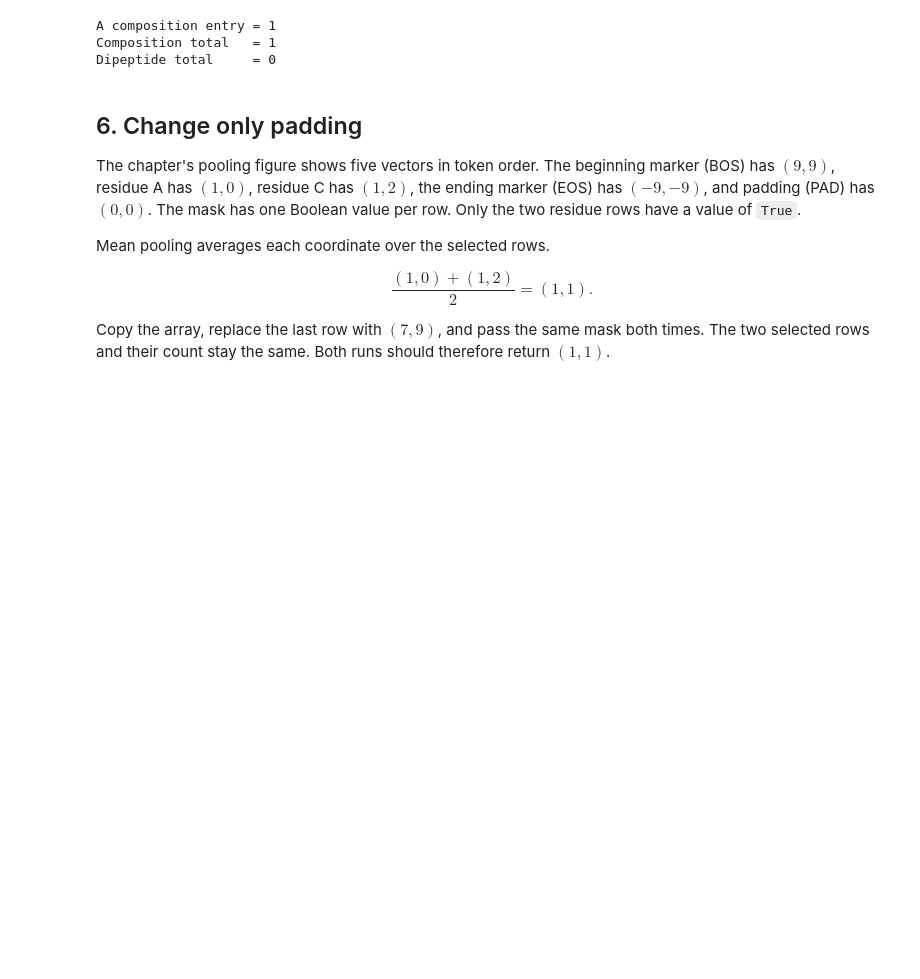
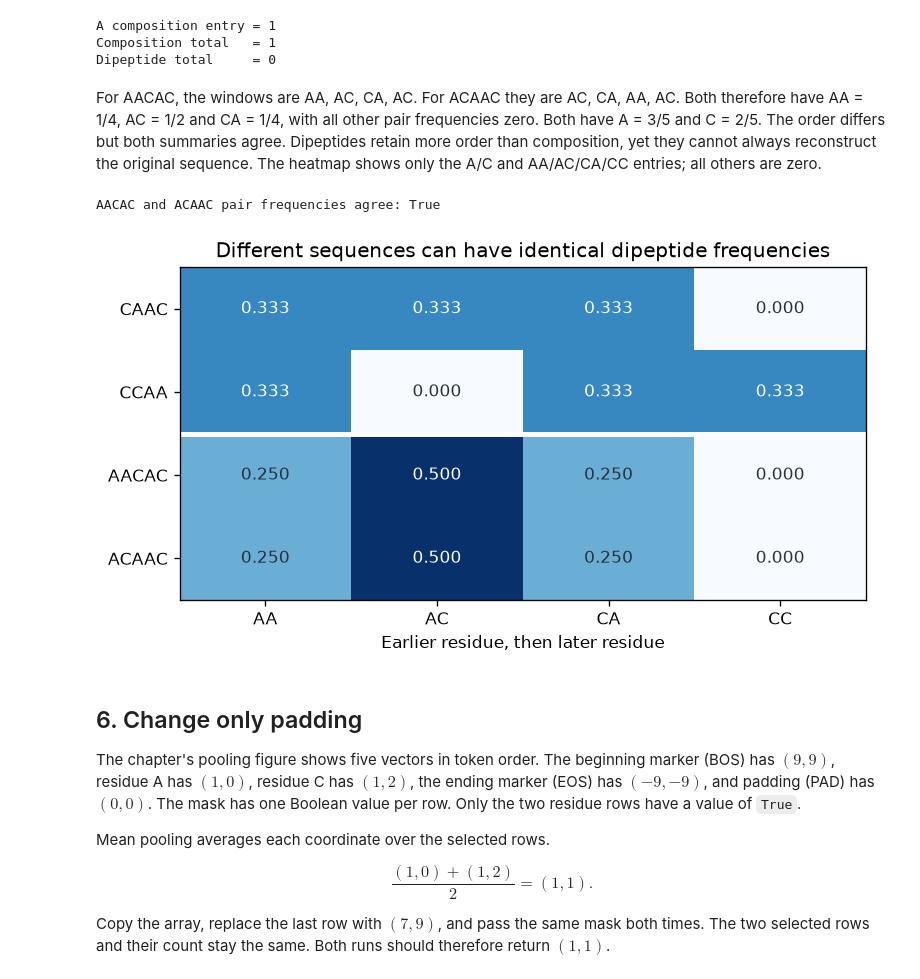
Before and after one commit to jrterven/transformers-book, a Jupyter notebook: solutions/ch29_protein/python-solutions.ipynb, the cells around one changed output. Cells and saved outputs as stored; diff of their text form; code cells hidden in the pictures; blank space fills up the shorter version.

Commit message:
Expand Chapter 29 exercises and executed protein-model solutions

```diff
--- a/solutions/ch29_protein/python-solutions.ipynb
+++ b/solutions/ch29_protein/python-solutions.ipynb
@@ -29,3 +31,14 @@ else:
     raise FileNotFoundError(
         "Open this notebook inside transformers-book."
     )
+# %%
+%matplotlib inline
+import matplotlib.pyplot as plt
+from IPython.display import display
+from examples.ch29_protein.model import (
+    AMINO_ACIDS, residue_composition, dipeptide_frequencies,
+    mean_pool_residues, contact_map,
+)
+plt.rcdefaults()
+plt.rcParams.update({"font.family": "DejaVu Sans", "font.size": 10, "figure.dpi": 120})
+np.set_printoptions(precision=4, suppress=True)
@@ -129,6 +270,40 @@ print(f"Dipeptide total     = {frequencies.sum():g}")
 A composition entry = 1
 Composition total   = 1
 Dipeptide total     = 0
+# %% [markdown]
+For AACAC, the windows are AA, AC, CA, AC. For ACAAC they are AC,
+CA, AA, AC. Both therefore have AA = 1/4, AC = 1/2 and CA = 1/4, with all
+other pair frequencies zero. Both have A = 3/5 and C = 2/5.
+The order differs but both summaries agree. Dipeptides retain more order than
+composition, yet they cannot always reconstruct the original sequence.
+The heatmap shows only the A/C and AA/AC/CA/CC entries; all others are zero.
+# %%
+sequences = ["CAAC", "CCAA", "AACAC", "ACAAC"]
+pair_names = ["AA", "AC", "CA", "CC"]
+small_pairs = np.array([
+    [dipeptide_frequencies(s)[AMINO_ACIDS.index(p[0]), AMINO_ACIDS.index(p[1])]
+     for p in pair_names] for s in sequences
+])
+np.testing.assert_allclose(small_pairs[2:], [[.25, .5, .25, 0]]*2)
+np.testing.assert_array_equal(residue_composition(sequences[2]),
+                              residue_composition(sequences[3]))
+fig, ax = plt.subplots(figsize=(6.4, 3.5), layout="constrained")
+ax.imshow(small_pairs, vmin=0, vmax=.5, cmap="Blues", aspect="auto")
+ax.set_xticks(range(4), pair_names)
+ax.set_yticks(range(4), sequences)
+ax.set(xlabel="Earlier residue, then later residue",
+       title="Different sequences can have identical dipeptide frequencies")
+for i in range(4):
+    for j in range(4):
+        ax.text(j, i, f"{small_pairs[i,j]:.3f}", ha="center", va="center",
+                color="white" if small_pairs[i,j] >= 1/3 else "#26323D")
+ax.axhline(1.5, color="white", linewidth=3)
+display(fig)
+plt.close(fig)
+print("AACAC and ACAAC pair frequencies agree:", np.array_equal(small_pairs[2], small_pairs[3]))
+# %% [output]
+AACAC and ACAAC pair frequencies agree: True
+[figure, added]
 # %% [markdown]
 ## 6. Change only padding
 
```
Also changed, not shown: parts of 20 cells of this notebook, 9 other files.
